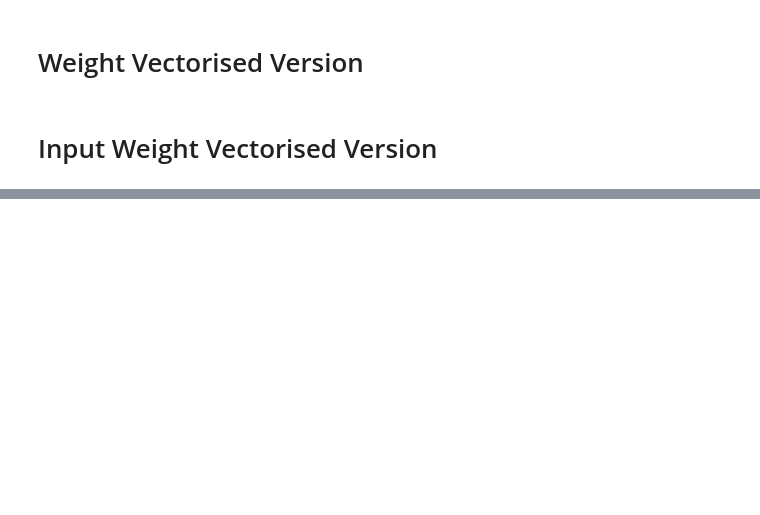
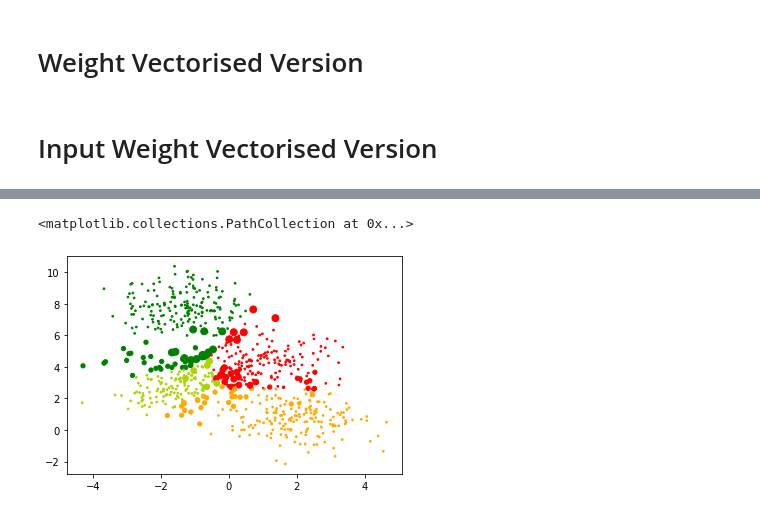
Before and after one commit to sonamkshenoy/Deep-Learning-Models, a Jupyter notebook: VectorizedFeedForwardNetwork.ipynb, the cells around one changed output, grey strips where cells are left out. Saved outputs shown, nothing was run; the diff lists cells and outputs as text; code cells hidden in the pictures; blank space fills up the shorter version.

```diff
--- a/VectorizedFeedForwardNetwork.ipynb
+++ b/VectorizedFeedForwardNetwork.ipynb
@@ -166,0 +485,5 @@ class FF_MultiClass_WeightVectorised:
+# %%
+plt.scatter(X_train[:,0], X_train[:,1], c=Y_pred_train_value, cmap = my_cmap, s = 15*(np.abs(Y_pred_train_value-Y_train)+.2))
+# %% [output]
+<matplotlib.collections.PathCollection at 0x...>
+[figure, added]
```
Also changed, not shown: parts of 17 cells of this notebook.
